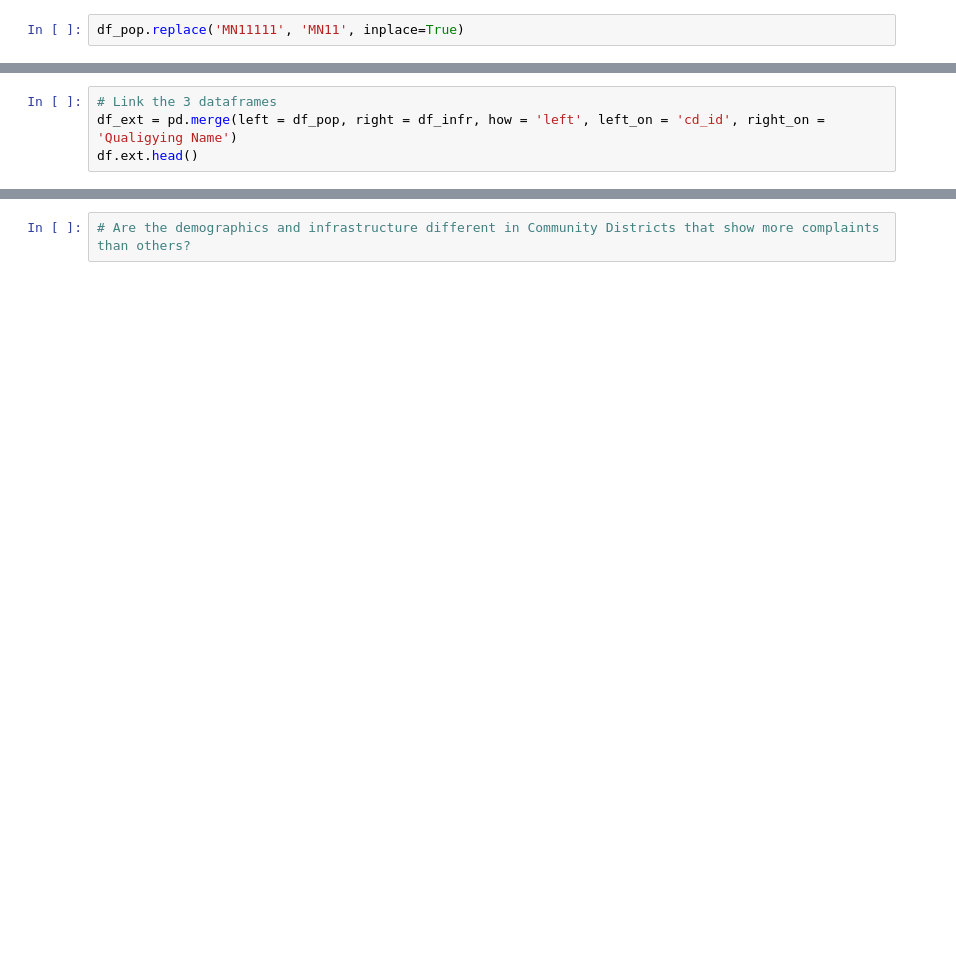
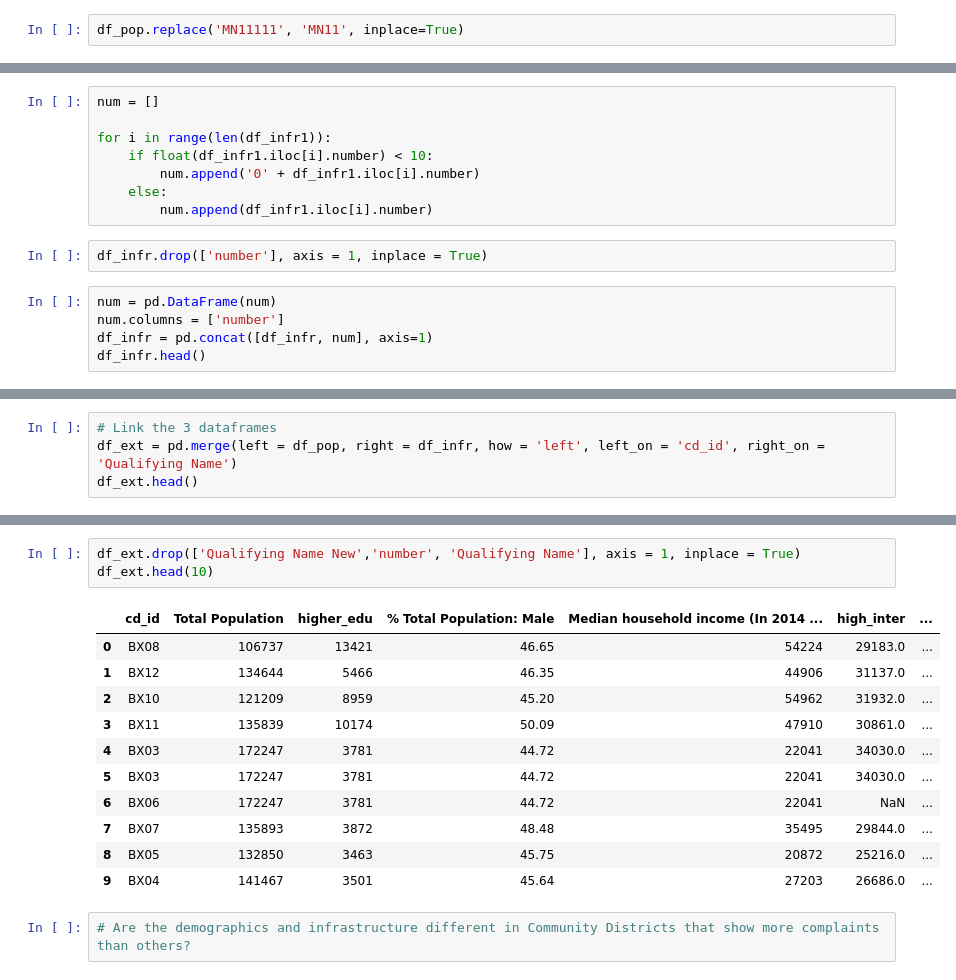
Before and after one commit to overwaterland/PUI2016_hc1924, a Jupyter notebook: HW8_hc1924/HW8_1_hc1924.ipynb, the cells around one changed output, grey strips where cells are left out. Drawn from its saved outputs; the diff is of its cells as text; blank space fills up the shorter version.

```diff
--- a/HW8_hc1924/HW8_1_hc1924.ipynb
+++ b/HW8_hc1924/HW8_1_hc1924.ipynb
@@ -287,0 +414,15 @@ df_infr['Qualifying Name'].value_counts()
+# %%
+num = []
+
+for i in range(len(df_infr1)):
+    if float(df_infr1.iloc[i].number) < 10:
+        num.append('0' + df_infr1.iloc[i].number)
+    else:
+        num.append(df_infr1.iloc[i].number)
+# %%
+df_infr.drop(['number'], axis = 1, inplace = True)
+# %%
+num = pd.DataFrame(num)
+num.columns = ['number']
+df_infr = pd.concat([df_infr, num], axis=1)
+df_infr.head()
@@ -292,4 +458,4 @@ df_infr[['Qualifying Name New', 'Qualifying Name', 'number']]
 # %%
 # Link the 3 dataframes
-df_ext = pd.merge(left = df_pop, right = df_infr, how = 'left', left_on = 'cd_id', right_on = 'Qualigying Name')
-df.ext.head()
+df_ext = pd.merge(left = df_pop, right = df_infr, how = 'left', left_on = 'cd_id', right_on = 'Qualifying Name')
+df_ext.head()
@@ -296,2 +469,17 @@ df.ext.head()
+# %%
+df_ext.drop(['Qualifying Name New','number', 'Qualifying Name'], axis = 1, inplace = True)
+df_ext.head(10)
+# %% [output]
+|  | cd_id | Total Population | higher_edu | % Total Population: Male | Median household income (In 2014 ... | high_inter | ... |
+| 0 | BX08 | 106737 | 13421 | 46.65 | 54224 | 29183.0 | ... |
+| 1 | BX12 | 134644 | 5466 | 46.35 | 44906 | 31137.0 | ... |
+| 2 | BX10 | 121209 | 8959 | 45.20 | 54962 | 31932.0 | ... |
+| 3 | BX11 | 135839 | 10174 | 50.09 | 47910 | 30861.0 | ... |
+| 4 | BX03 | 172247 | 3781 | 44.72 | 22041 | 34030.0 | ... |
+| 5 | BX03 | 172247 | 3781 | 44.72 | 22041 | 34030.0 | ... |
+| 6 | BX06 | 172247 | 3781 | 44.72 | 22041 | NaN | ... |
+| 7 | BX07 | 135893 | 3872 | 48.48 | 35495 | 29844.0 | ... |
+| 8 | BX05 | 132850 | 3463 | 45.75 | 20872 | 25216.0 | ... |
+| 9 | BX04 | 141467 | 3501 | 45.64 | 27203 | 26686.0 | ... |
 # %%
 # Are the demographics and infrastructure different in Community Districts that show more complaints than others?
```
Also changed, not shown: parts of 19 cells of this notebook.
